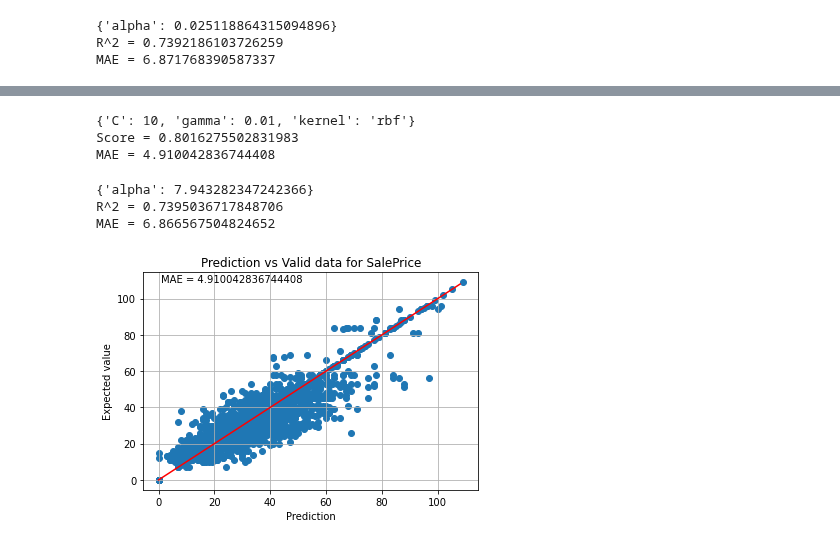
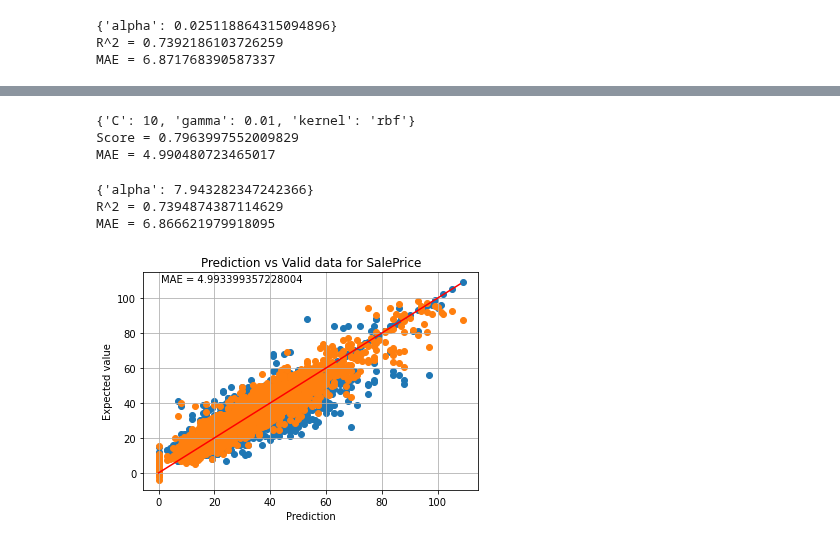
Before and after one commit to RooibosGood/signate, a Jupyter notebook: AppleHikkoshi/applehikkoshi.ipynb, the cells around one changed output, grey strips where cells are left out. Drawn from its saved outputs; the diff is of its cells as text; code cells hidden in the pictures.

```diff
--- a/AppleHikkoshi/applehikkoshi.ipynb
+++ b/AppleHikkoshi/applehikkoshi.ipynb
@@ -285,11 +285,3 @@ print("MAE = {}".format(mean_absolute_error(y_train, y_lasso_pred)))
 {'alpha': 0.025118864315094896}
 R^2 = 0.7392186103726259
 MAE = 6.871768390587337
-# %%
-X_train['lasso'] = y_lasso_pred
-X_test['lasso'] = y_lasso_test_pred
-# データセットの標準化
-scaler.fit(X_train)
-scaler.fit(X_test)
-X_train_scaler = scaler.transform(X_train)
-X_test_scaler  = scaler.transform(X_test)
@@ -297,8 +481,8 @@ X_test_scaler  = scaler.transform(X_test)
 # SVM
 
 params_grid = [
-    {'C': [1, 10, 100], 'kernel':['linear']},
-    {'C': [1, 10, 100], 'gamma': [0.01, 0.001], 'kernel': ['rbf']}
+    {'C': [1, 10], 'kernel':['linear']},
+    {'C': [1, 10], 'gamma': [0.01, 0.001], 'kernel': ['rbf']}
 ]
 # パラメータチューニング
 clf = GridSearchCV(
@@ -331,8 +515,8 @@ print("MAE = {}".format(mean_absolute_error(y_train, y_svc_pred)))
 #print(cross_val_score(clf, X_train, y_train, cv=5))
 # %% [output]
 {'C': 10, 'gamma': 0.01, 'kernel': 'rbf'}
-Score = 0.8016275502831983
-MAE = 4.910042836744408
+Score = 0.7963997552009829
+MAE = 4.990480723465017
 # %%
 params_grid = {
     'alpha': 10 ** np.arange(-6, 1, 0.1)
@@ -364,32 +548,35 @@ print("R^2 = {}".format(clf.score(X_train_scaler, y_train)))
 print("MAE = {}".format(mean_absolute_error(y_train, y_ridge_pred)))
 # %% [output]
 {'alpha': 7.943282347242366}
-R^2 = 0.7395036717848706
-MAE = 6.866567504824652
+R^2 = 0.7394874387114629
+MAE = 6.866621979918095
 # %%
 y_total_pred = y_lasso_pred*0.0 + y_ridge_pred*0.0 + y_svc_pred*1.0
 # %%
 #plt.scatter(y_train, y_lasso_pred)
 #plt.scatter(y_train, y_ridge_pred)
 plt.scatter(y_train, y_svc_pred)
+plt.scatter(y_train, y_lgb_oof_train)
 #plt.scatter(y_train, y_total_pred)
+
 
 
 plt.title("Prediction vs Valid data for SalePrice")
 plt.xlabel("Prediction")
 plt.ylabel("Expected value")
 # Fitting line
 x = np.arange(0, max(y_train))
 y = x
 plt.plot(x,y,color='red')
 
 # MAE
-result_mae = mean_absolute_error(y_train, y_total_pred)
+#result_mae = mean_absolute_error(y_train, y_total_pred)
+result_mae = mean_absolute_error(y_train, y_lgb_oof_train)
 #result_rmsle = rmsle(y_train.values, y_lgb_oof_train)
 
 plt.text(1, max(y_train), 'MAE = {}'.format(result_mae))
 
 # Grid on
 plt.grid(True)
 # %% [output]
-[figure, old version]
+[figure, new version]
```
Also changed, not shown: parts of 8 cells of this notebook.
